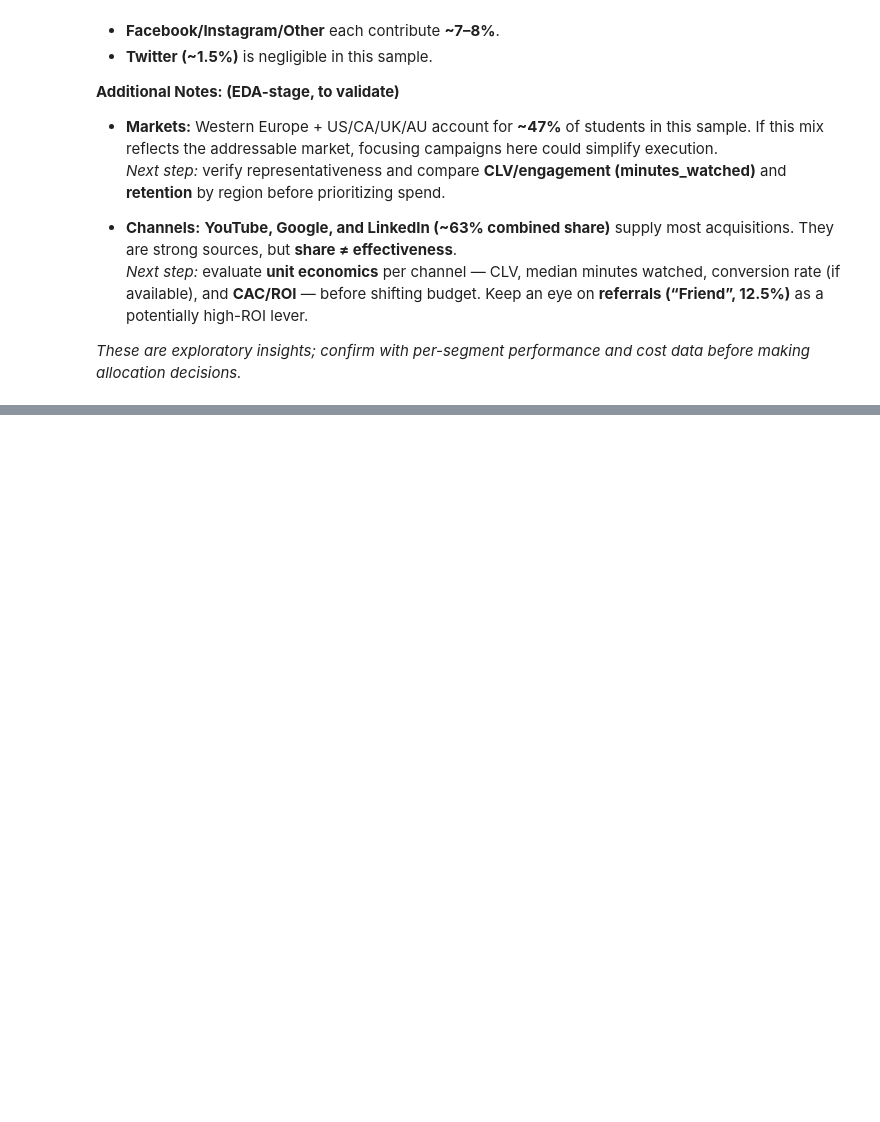
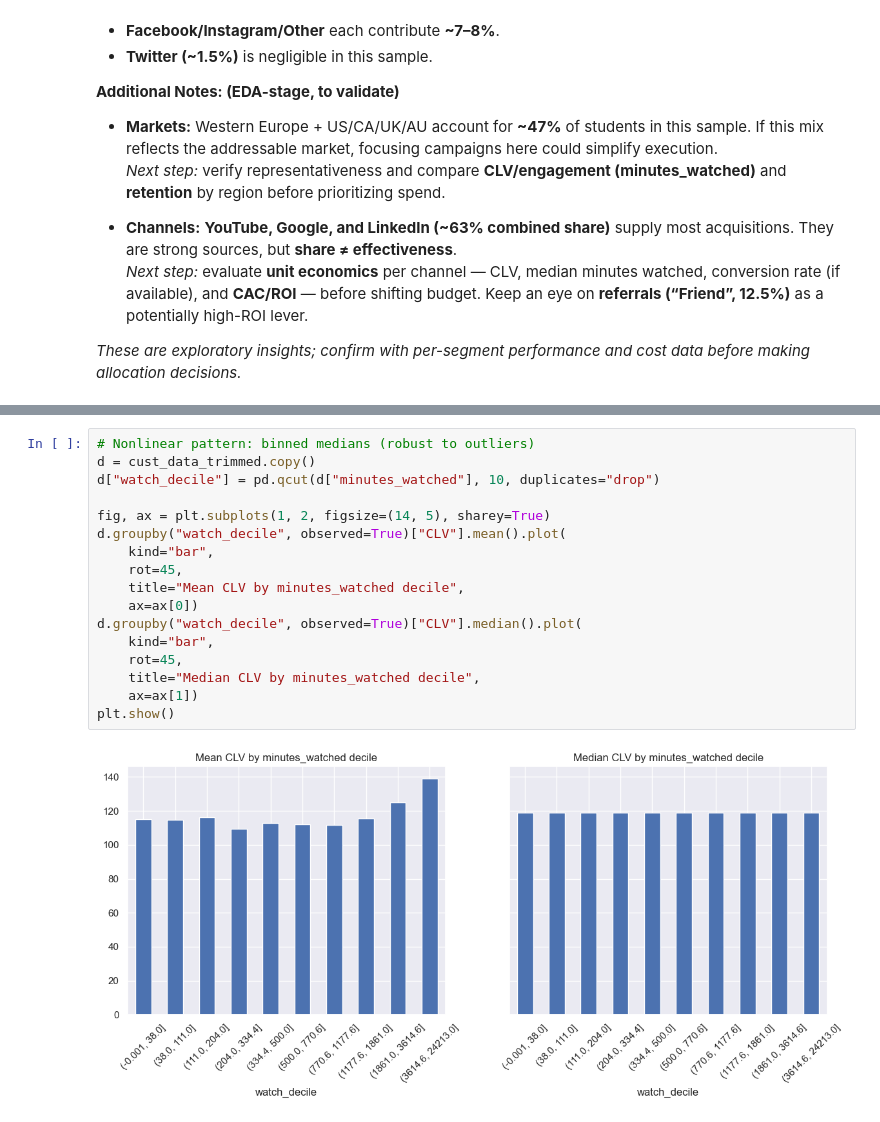
Before and after one commit to dato6091/Marketing_customer_segmentation_analysis, a Jupyter notebook: 1_EDA.ipynb, the cells around one changed output, grey strips where cells are left out. Drawn from its saved outputs; the diff is of its cells as text; blank space fills up the shorter version.

```diff
--- a/1_EDA.ipynb
+++ b/1_EDA.ipynb
@@ -183,0 +216,19 @@ Now let's study the interaction between variables
+# %%
+# Nonlinear pattern: binned medians (robust to outliers)
+d = cust_data_trimmed.copy()
+d["watch_decile"] = pd.qcut(d["minutes_watched"], 10, duplicates="drop")
+
+fig, ax = plt.subplots(1, 2, figsize=(14, 5), sharey=True)
+d.groupby("watch_decile", observed=True)["CLV"].mean().plot(
+    kind="bar",
+    rot=45,
+    title="Mean CLV by minutes_watched decile",
+    ax=ax[0])
+d.groupby("watch_decile", observed=True)["CLV"].median().plot(
+    kind="bar",
+    rot=45,
+    title="Median CLV by minutes_watched decile",
+    ax=ax[1])
+plt.show()
+# %% [output]
+[figure, added]
```
Also changed, not shown: parts of 12 cells of this notebook, 1 other file.
